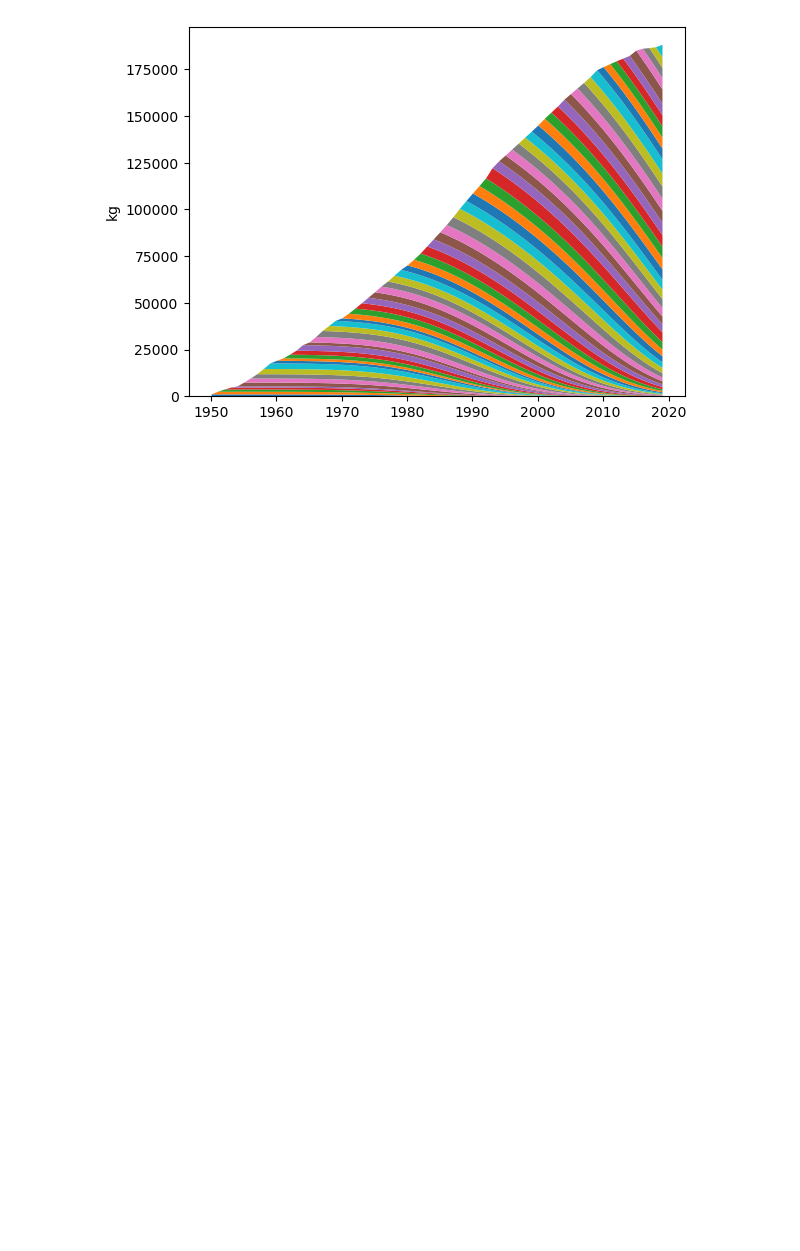
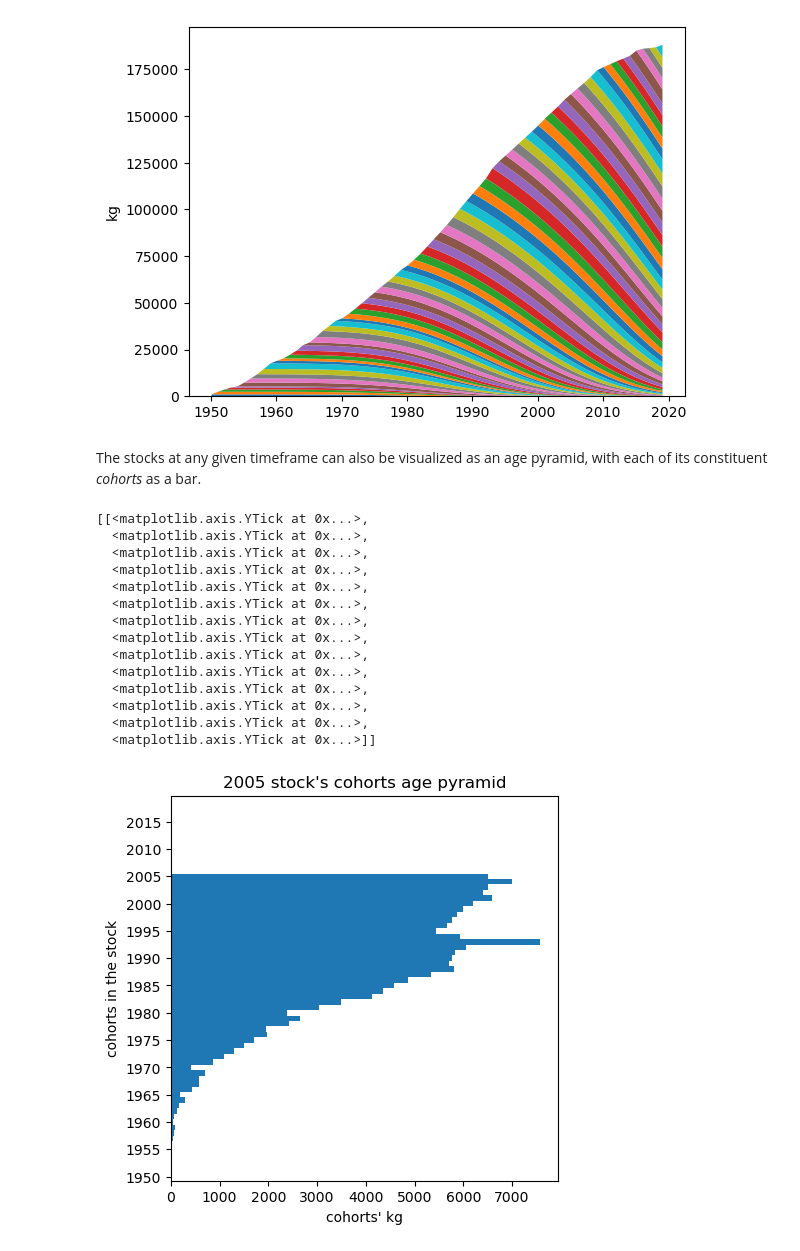
Before and after one commit to TomerFishman/RAPID-MFA, a Jupyter notebook: RAPID-MFA notebooks/01_flow_driven_model.ipynb, the cells around one changed output. Drawn from its saved outputs; the diff is of its cells as text; code cells hidden in the pictures; blank space fills up the shorter version.

Commit message:
age pyramids
added age pyramid visualizations to RAPID-MFA 1 and 2

```diff
--- a/RAPID-MFA notebooks/01_flow_driven_model.ipynb
+++ b/RAPID-MFA notebooks/01_flow_driven_model.ipynb
@@ -268,3 +268,27 @@ cohorts_survival_matrix.plot(kind="area", stacked=True, legend = False, lw=0, yl
 # %% [output]
 <Axes: ylabel='kg'>
 [figure]
+# %% [markdown]
+The stocks at any given timeframe can also be visualized as an age pyramid, with each of its constituent _cohorts_ as a bar.
+# %%
+timeframe = 2005
+cohorts_survival_matrix.loc[timeframe, :].plot(kind="barh", width=1,
+                  xlabel="cohorts' " + units['stocks'], ylabel="cohorts in the stock",
+                  title=str(timeframe) + " stock's cohorts age pyramid", figsize=(5, 5),
+                  ).set(yticks=np.arange(0, len(timeframes), 5))
+# %% [output]
+[[<matplotlib.axis.YTick at 0x...>,
+  <matplotlib.axis.YTick at 0x...>,
+  <matplotlib.axis.YTick at 0x...>,
+  <matplotlib.axis.YTick at 0x...>,
+  <matplotlib.axis.YTick at 0x...>,
+  <matplotlib.axis.YTick at 0x...>,
+  <matplotlib.axis.YTick at 0x...>,
+  <matplotlib.axis.YTick at 0x...>,
+  <matplotlib.axis.YTick at 0x...>,
+  <matplotlib.axis.YTick at 0x...>,
+  <matplotlib.axis.YTick at 0x...>,
+  <matplotlib.axis.YTick at 0x...>,
+  <matplotlib.axis.YTick at 0x...>,
+  <matplotlib.axis.YTick at 0x...>]]
+[figure, added]
```
Also changed, not shown: 1 other file.
